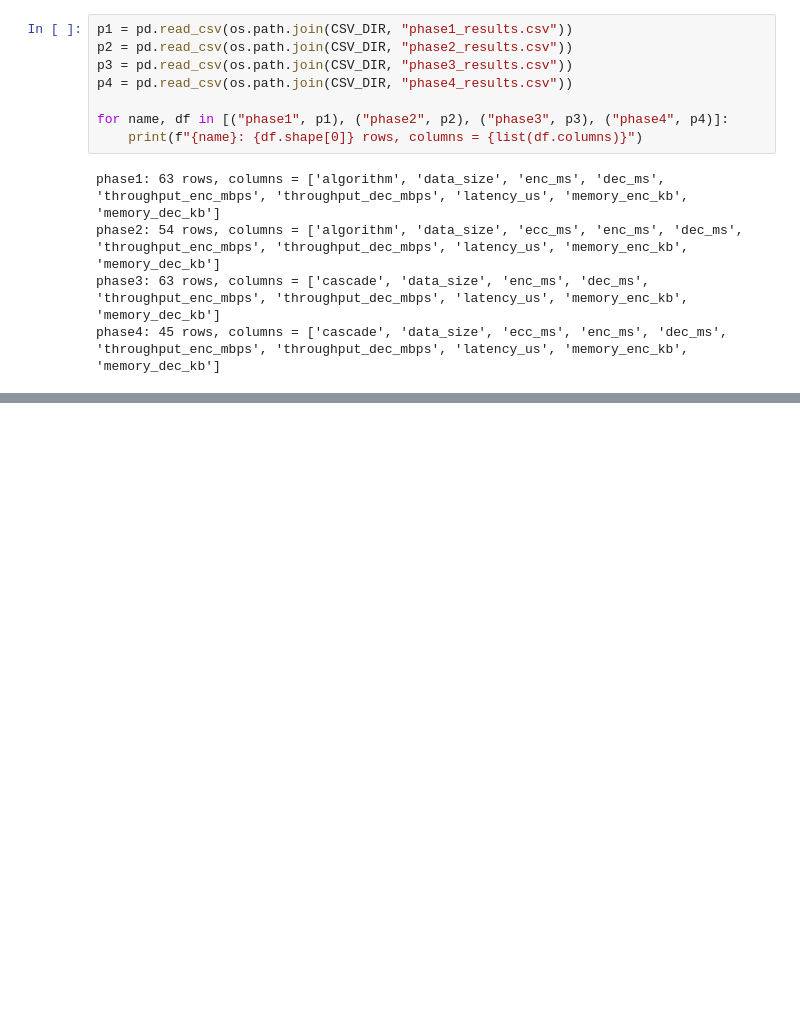
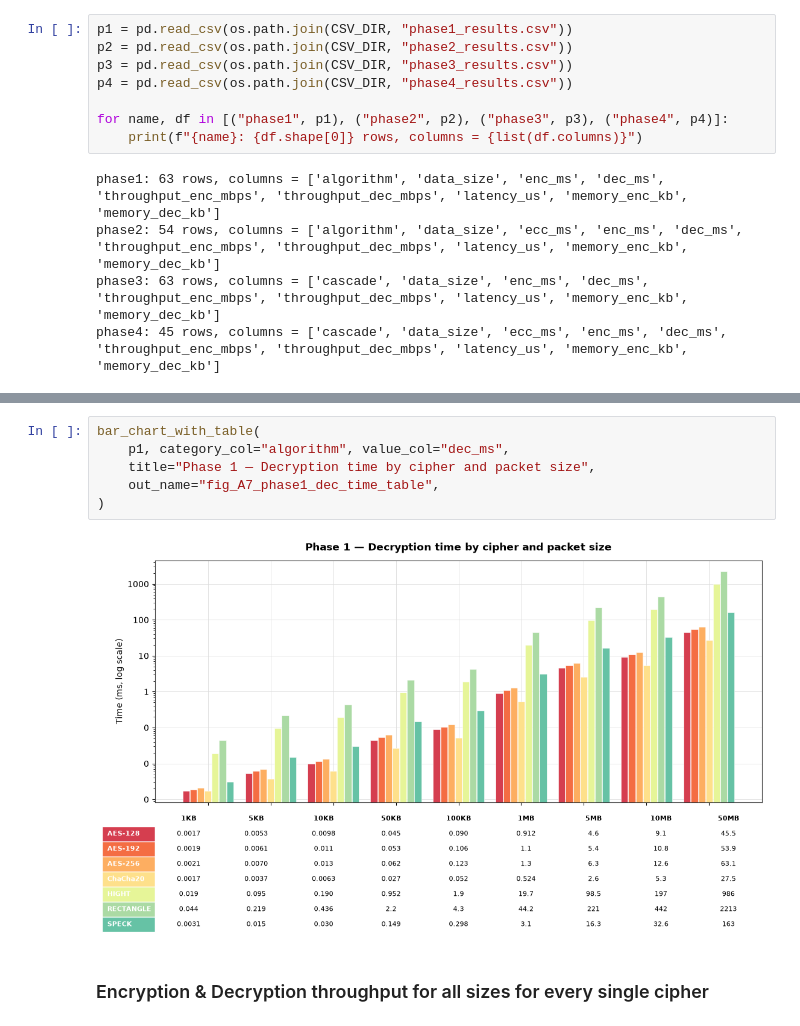
Before and after one commit to GuilhermebV27/PRISEC-IV-Context-Aware-Cryptography, a Jupyter notebook: benchmark-analysis/analysis.ipynb, the cells around one changed output, grey strips where cells are left out. Cells and saved outputs as stored; diff of their text form; blank space fills up the shorter version.

```diff
--- a/benchmark-analysis/analysis.ipynb
+++ b/benchmark-analysis/analysis.ipynb
@@ -80,0 +162,10 @@ phase4: 45 rows, columns = ['cascade', 'data_size', 'ecc_ms', 'enc_ms', 'dec_ms'
+# %%
+bar_chart_with_table(
+    p1, category_col="algorithm", value_col="dec_ms",
+    title="Phase 1 — Decryption time by cipher and packet size",
+    out_name="fig_A7_phase1_dec_time_table",
+)
+# %% [output]
+[figure, added]
+# %% [markdown]
+### Encryption & Decryption throughput for all sizes for every single cipher
```
Also changed, not shown: parts of 12 cells of this notebook, 21 other files.
